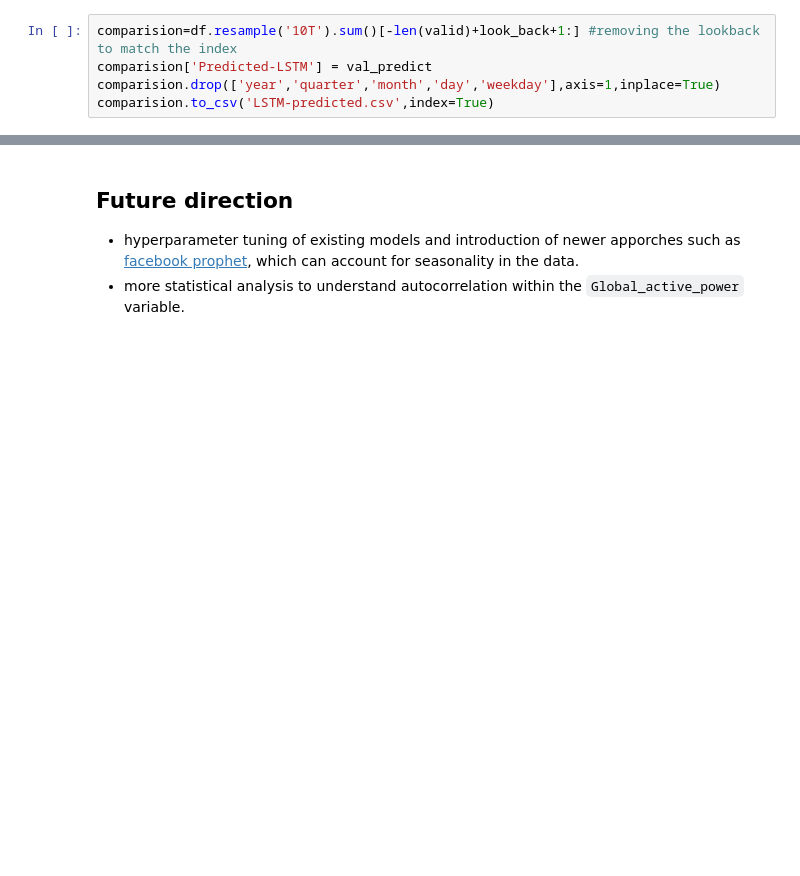
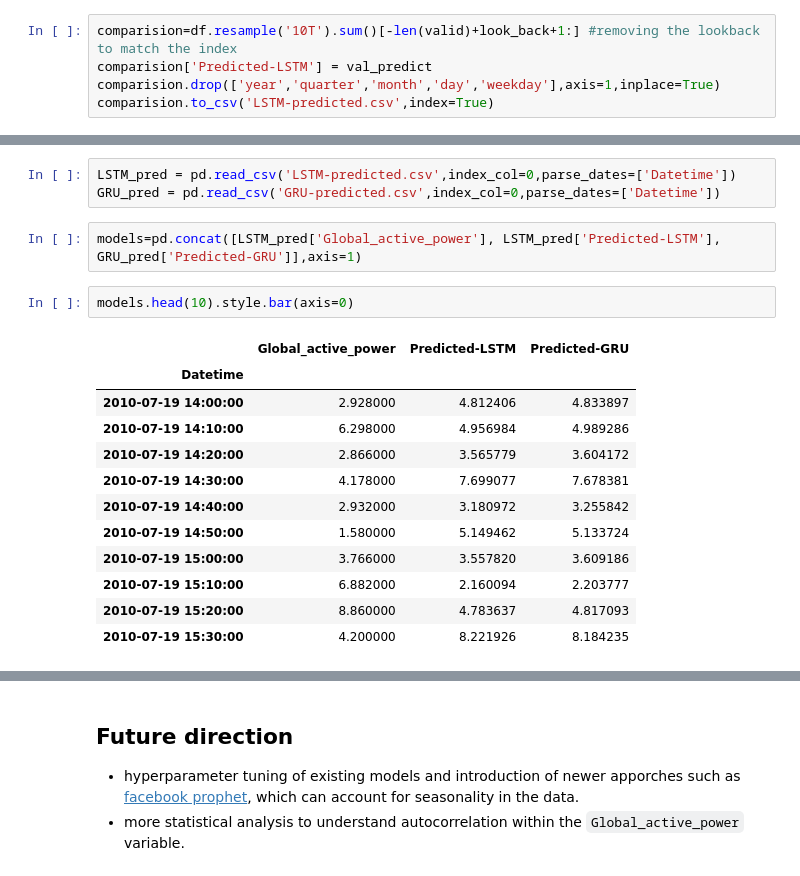
Before and after one commit to Vikasdubey0551/EDA_and_Timeseries-forecasting_power_consumption, a Jupyter notebook: TimeseriesEDA-forecasting-model-comparision.ipynb, the cells around one changed output, grey strips where cells are left out. Saved outputs shown, nothing was run; the diff lists cells and outputs as text; blank space fills up the shorter version.

```diff
--- a/TimeseriesEDA-forecasting-model-comparision.ipynb
+++ b/TimeseriesEDA-forecasting-model-comparision.ipynb
@@ -578,0 +657,20 @@ Text(0.5, 1.0, 'Target vs Predicted (LSTM)')
+# %%
+LSTM_pred = pd.read_csv('LSTM-predicted.csv',index_col=0,parse_dates=['Datetime'])
+GRU_pred = pd.read_csv('GRU-predicted.csv',index_col=0,parse_dates=['Datetime'])
+# %%
+models=pd.concat([LSTM_pred['Global_active_power'], LSTM_pred['Predicted-LSTM'], GRU_pred['Predicted-GRU']],axis=1)
+# %%
+models.head(10).style.bar(axis=0)
+# %% [output]
+|  | Global_active_power | Predicted-LSTM | Predicted-GRU |
+| Datetime |  |  |  |
+| 2010-07-19 14:00:00 | 2.928000 | 4.812406 | 4.833897 |
+| 2010-07-19 14:10:00 | 6.298000 | 4.956984 | 4.989286 |
+| 2010-07-19 14:20:00 | 2.866000 | 3.565779 | 3.604172 |
+| 2010-07-19 14:30:00 | 4.178000 | 7.699077 | 7.678381 |
+| 2010-07-19 14:40:00 | 2.932000 | 3.180972 | 3.255842 |
+| 2010-07-19 14:50:00 | 1.580000 | 5.149462 | 5.133724 |
+| 2010-07-19 15:00:00 | 3.766000 | 3.557820 | 3.609186 |
+| 2010-07-19 15:10:00 | 6.882000 | 2.160094 | 2.203777 |
+| 2010-07-19 15:20:00 | 8.860000 | 4.783637 | 4.817093 |
+| 2010-07-19 15:30:00 | 4.200000 | 8.221926 | 8.184235 |
```
Also changed, not shown: parts of 19 cells of this notebook, 1 other file.
